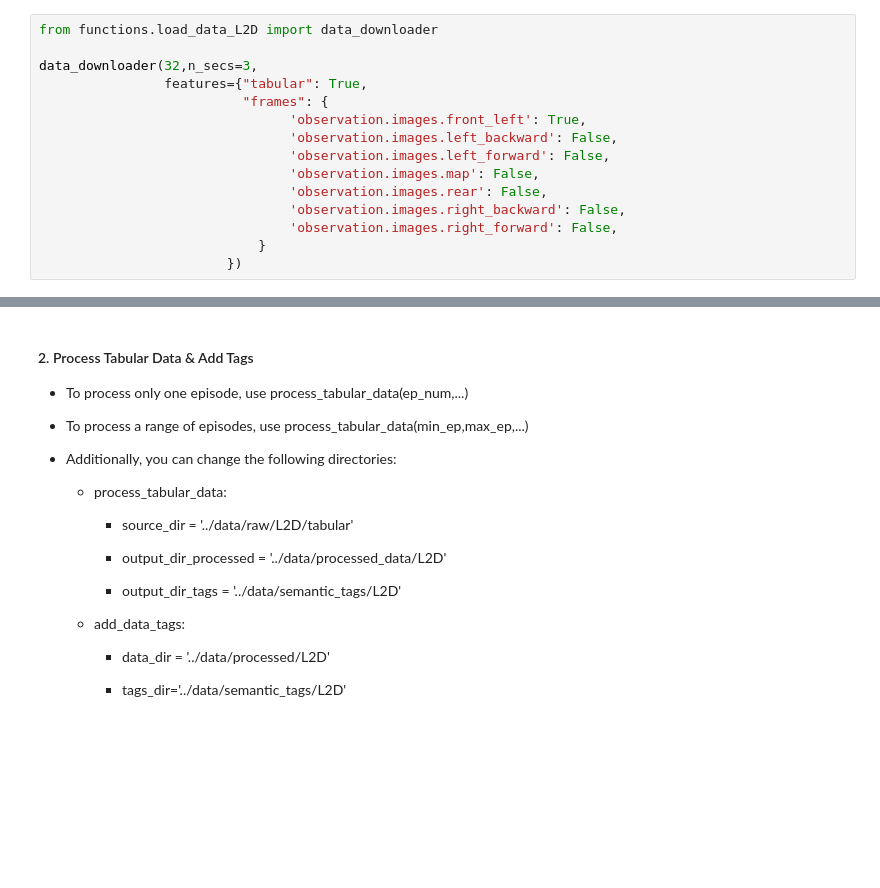
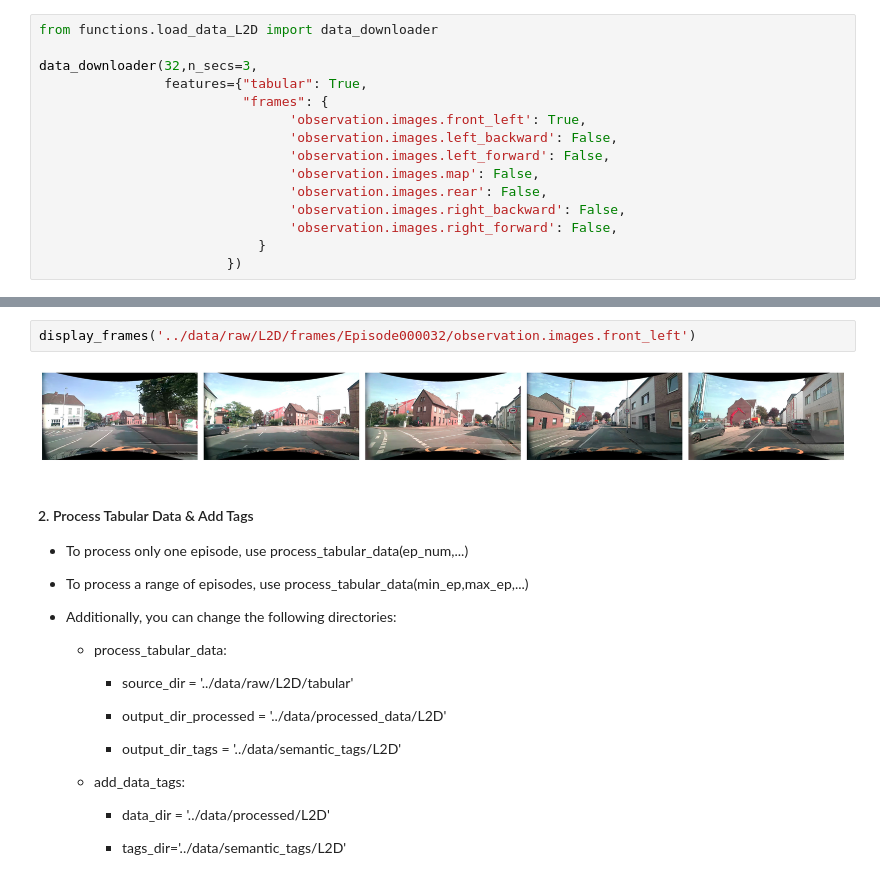
Before and after one commit to mtalonso-research/Traffic_Semantic_Graphs, a Jupyter notebook: notebooks/PipeLine_L2D.ipynb, the cells around one changed output, grey strips where cells are left out. Cells and saved outputs as stored; diff of their text form; blank space fills up the shorter version.

```diff
--- a/notebooks/PipeLine_L2D.ipynb
+++ b/notebooks/PipeLine_L2D.ipynb
@@ -46,3 +61,7 @@ data_downloader(32,n_secs=3,
+# %%
+display_frames('../data/raw/L2D/frames/Episode000032/observation.images.front_left')
+# %% [output]
+[figure, added]
 # %% [markdown]
 #### 2. Process Tabular Data & Add Tags
 
```
Also changed, not shown: parts of 23 cells of this notebook, 1 other file.
